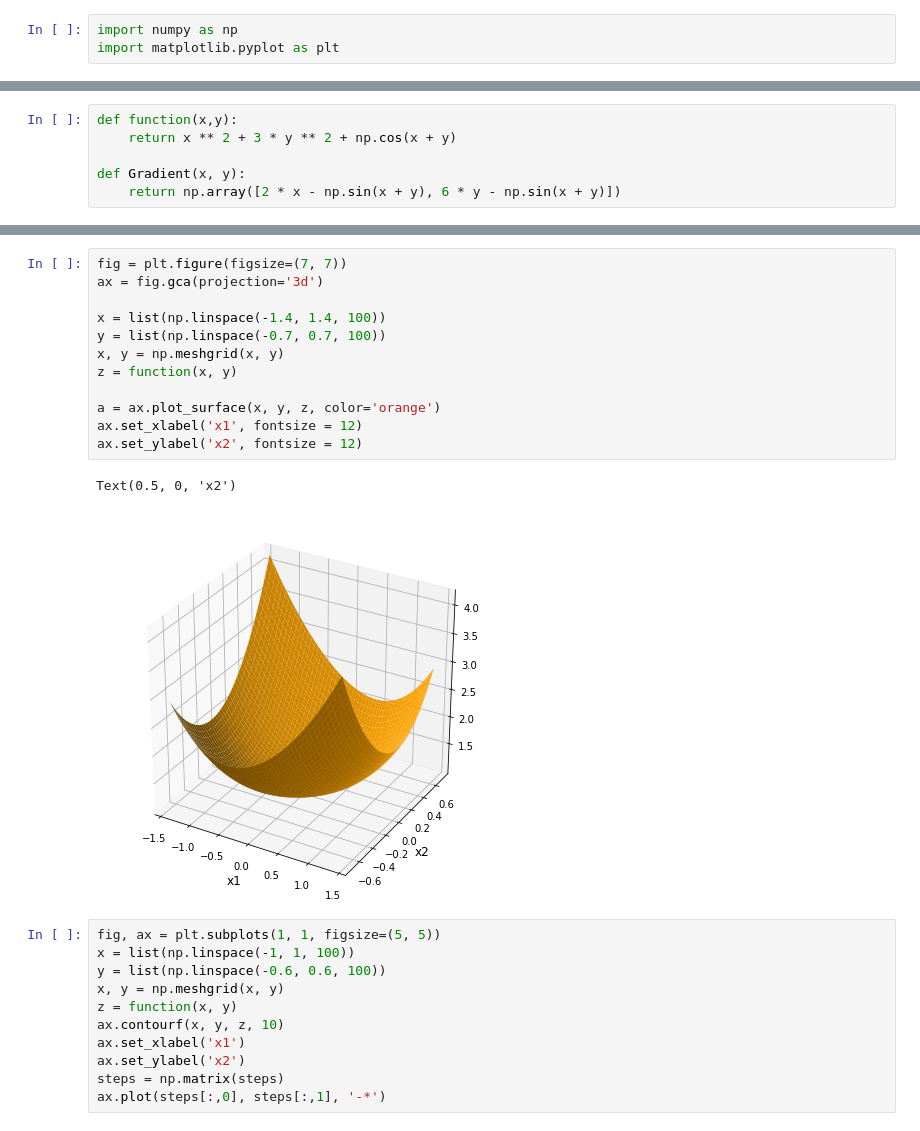
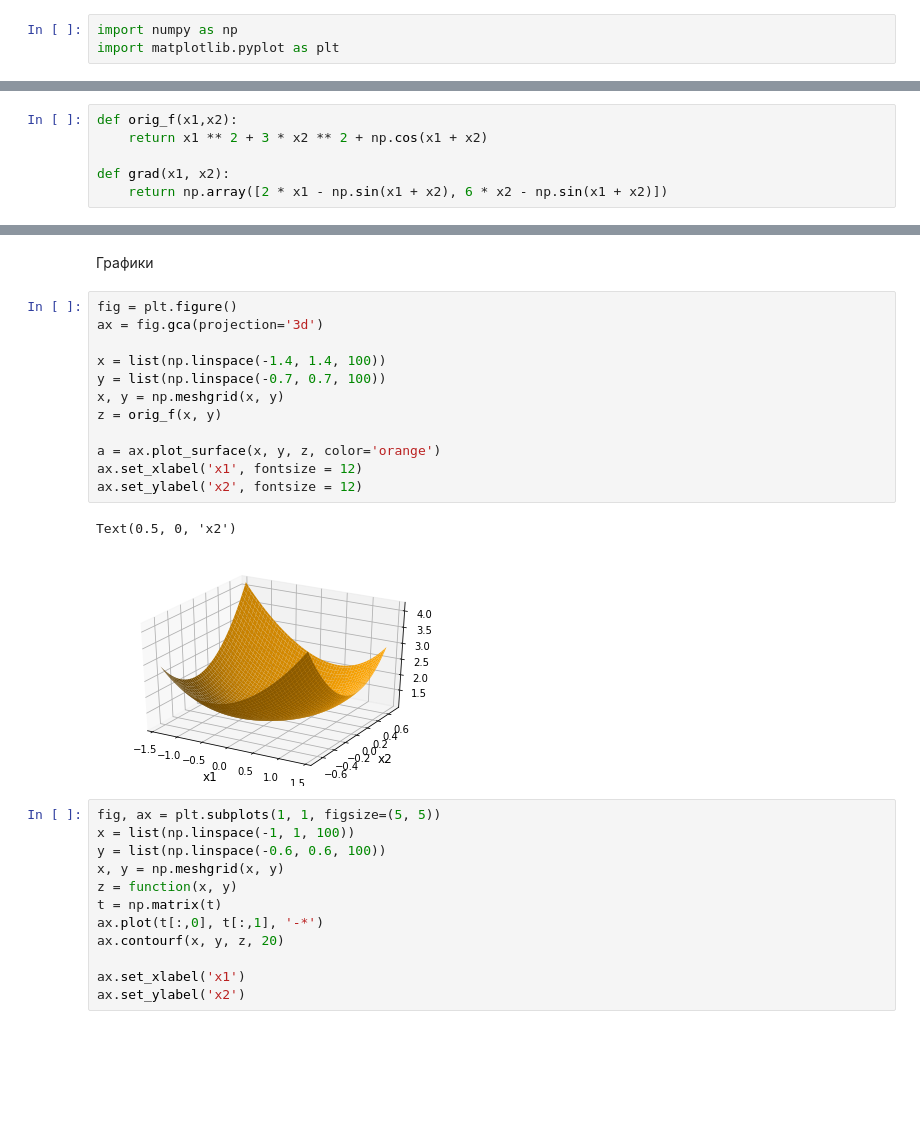
Before and after one commit to nindzyaa/study_2022-2023_infosec, a Jupyter notebook: MO/Многомерная_оптимизация.ipynb, the cells around one changed output, grey strips where cells are left out. Drawn from its saved outputs; the diff is of its cells as text; blank space fills up the shorter version.

```diff
--- a/MO/Многомерная_оптимизация.ipynb
+++ b/MO/Многомерная_оптимизация.ipynb
@@ -7,7 +8,7 @@ import matplotlib.pyplot as plt
 # %%
-def function(x,y):
-    return x ** 2 + 3 * y ** 2 + np.cos(x + y)
+def orig_f(x1,x2):
+    return x1 ** 2 + 3 * x2 ** 2 + np.cos(x1 + x2)
 
-def Gradient(x, y):
-    return np.array([2 * x - np.sin(x + y), 6 * y - np.sin(x + y)])
+def grad(x1, x2):
+    return np.array([2 * x1 - np.sin(x1 + x2), 6 * x2 - np.sin(x1 + x2)])
 # %%
@@ -84,28 +86,31 @@ while np.sqrt(Gradient(x0, y0)[0] ** 2 + Gradient(x0, y0)[1] ** 2) < 1e-3:
+# %% [markdown]
+Графики
 # %%
-fig = plt.figure(figsize=(7, 7))
+fig = plt.figure()
 ax = fig.gca(projection='3d')
 
 x = list(np.linspace(-1.4, 1.4, 100))
 y = list(np.linspace(-0.7, 0.7, 100))
 x, y = np.meshgrid(x, y)
-z = function(x, y)
+z = orig_f(x, y)
 
 a = ax.plot_surface(x, y, z, color='orange')
 ax.set_xlabel('x1', fontsize = 12)
 ax.set_ylabel('x2', fontsize = 12)
 # %% [output]
 Text(0.5, 0, 'x2')
-[figure, old version]
+[figure, new version]
 # %%
 fig, ax = plt.subplots(1, 1, figsize=(5, 5))
 x = list(np.linspace(-1, 1, 100))
 y = list(np.linspace(-0.6, 0.6, 100))
 x, y = np.meshgrid(x, y)
 z = function(x, y)
-ax.contourf(x, y, z, 10)
+t = np.matrix(t)
+ax.plot(t[:,0], t[:,1], '-*')
+ax.contourf(x, y, z, 20)
+
 ax.set_xlabel('x1')
 ax.set_ylabel('x2')
-steps = np.matrix(steps)
-ax.plot(steps[:,0], steps[:,1], '-*')
 # %% [markdown]
 ![avatar](embedded-picture-1)
```
Also changed, not shown: parts of 9 cells of this notebook.
